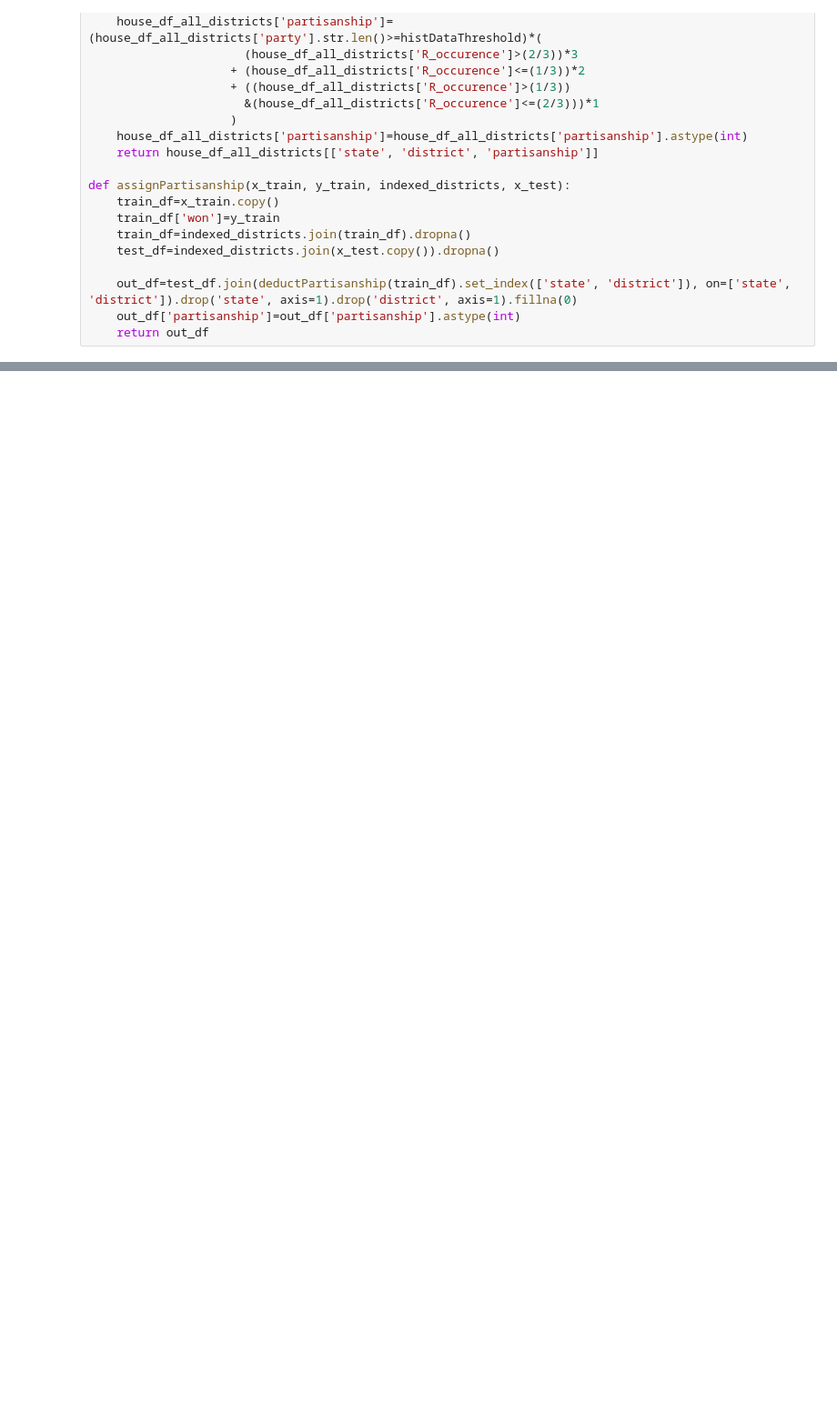
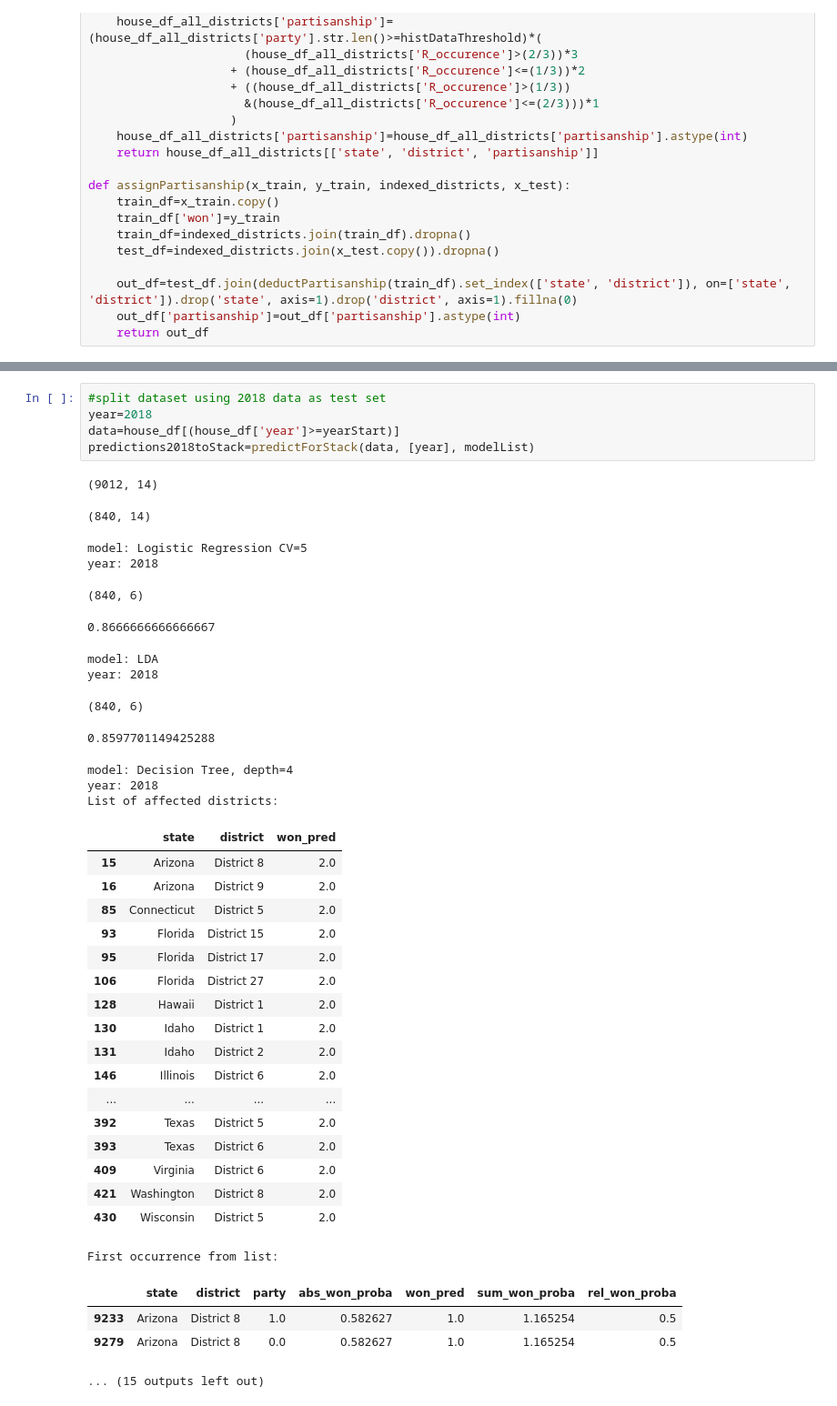
Before and after one commit to pmary/harvard_E-109A_final, a Jupyter notebook: 05-Modeling.ipynb, the cells around one changed output, grey strips where cells are left out. Shown at 91% size. Cells and saved outputs as stored; diff of their text form; blank space fills up the shorter version.

```diff
--- a/05-Modeling.ipynb
+++ b/05-Modeling.ipynb
@@ -488,0 +681,41 @@ plotModelsScores(modelList, baseline_accuracy)
+# %%
+#split dataset using 2018 data as test set
+year=2018
+data=house_df[(house_df['year']>=yearStart)]
+predictions2018toStack=predictForStack(data, [year], modelList)
+# %% [output]
+(9012, 14)
+(840, 14)
+model: Logistic Regression CV=5
+year: 2018
+(840, 6)
+0.8666666666666667
+model: LDA
+year: 2018
+(840, 6)
+0.8597701149425288
+model: Decision Tree, depth=4
+year: 2018
+List of affected districts:
+|  | state | district | won_pred |
+| 15 | Arizona | District 8 | 2.0 |
+| 16 | Arizona | District 9 | 2.0 |
+| 85 | Connecticut | District 5 | 2.0 |
+| 93 | Florida | District 15 | 2.0 |
+| 95 | Florida | District 17 | 2.0 |
+| 106 | Florida | District 27 | 2.0 |
+| 128 | Hawaii | District 1 | 2.0 |
+| 130 | Idaho | District 1 | 2.0 |
+| 131 | Idaho | District 2 | 2.0 |
+| 146 | Illinois | District 6 | 2.0 |
+| ... | ... | ... | ... |
+| 392 | Texas | District 5 | 2.0 |
+| 393 | Texas | District 6 | 2.0 |
+| 409 | Virginia | District 6 | 2.0 |
+| 421 | Washington | District 8 | 2.0 |
+| 430 | Wisconsin | District 5 | 2.0 |
+First occurrence from list:
+|  | state | district | party | abs_won_proba | won_pred | sum_won_proba | rel_won_proba |
+| 9233 | Arizona | District 8 | 1.0 | 0.582627 | 1.0 | 1.165254 | 0.5 |
+| 9279 | Arizona | District 8 | 0.0 | 0.582627 | 1.0 | 1.165254 | 0.5 |
+... (15 outputs left out)
```
Also changed, not shown: parts of 38 cells of this notebook.
